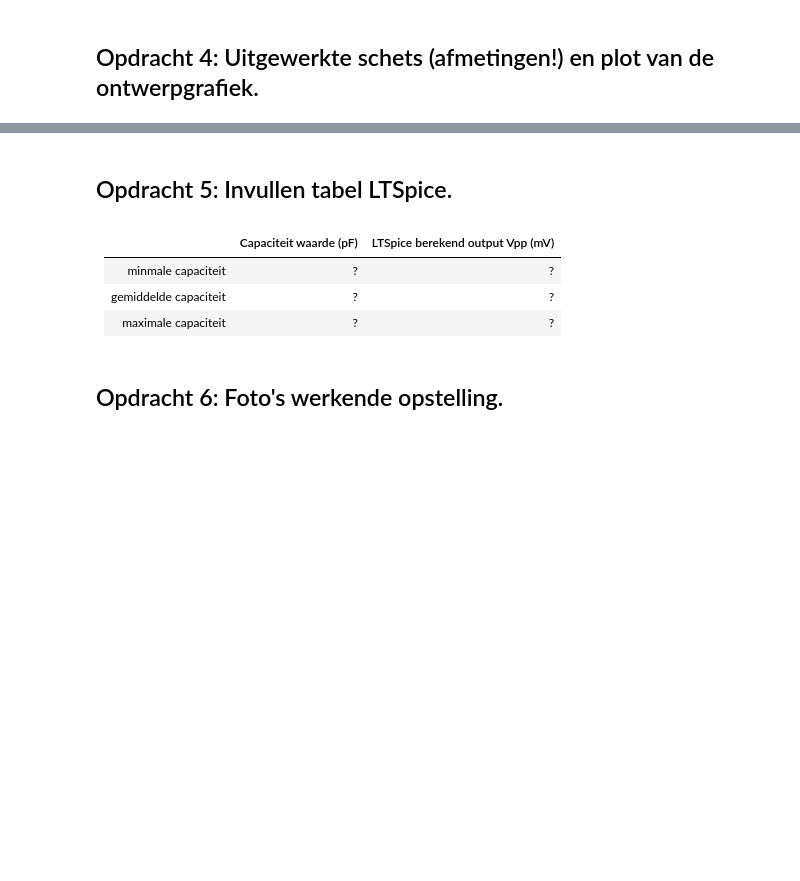
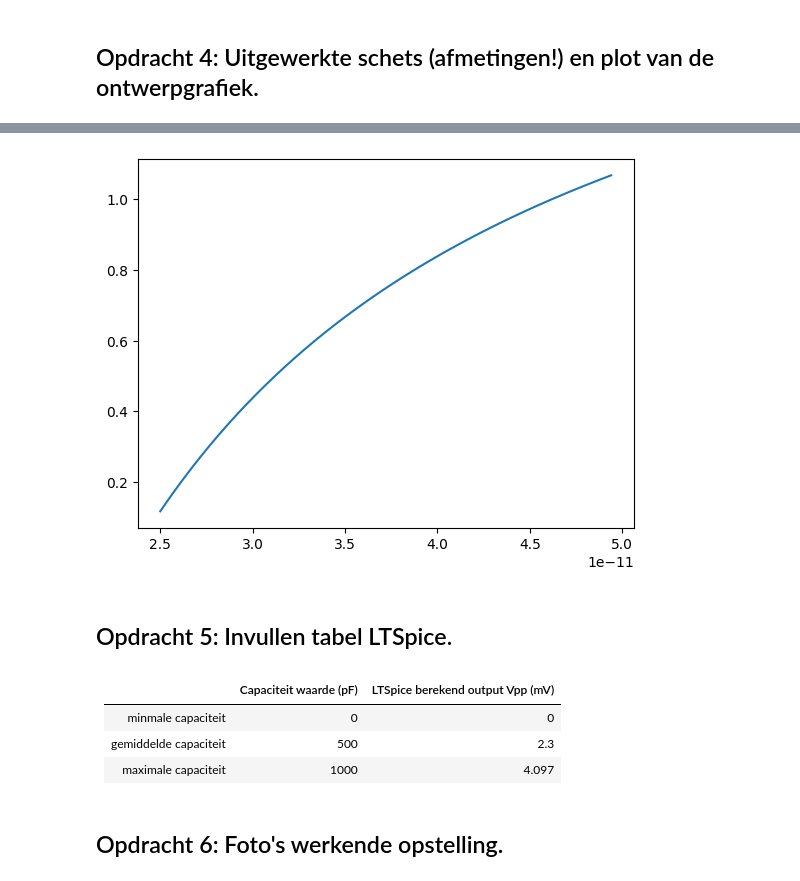
Before and after one commit to sirk3210/porkrepo, a Jupyter notebook: FysiekeOntwerpopdrachten/2OntwerpEenSensorCondensator/DEFOntwerpopdracht2OntwerpEenSensorInvulTemplate.ipynb, the cells around one changed output, grey strips where cells are left out. Saved outputs shown, nothing was run; the diff lists cells and outputs as text; code cells hidden in the pictures; blank space fills up the shorter version.

```diff
--- a/FysiekeOntwerpopdrachten/2OntwerpEenSensorCondensator/DEFOntwerpopdracht2OntwerpEenSensorInvulTemplate.ipynb
+++ b/FysiekeOntwerpopdrachten/2OntwerpEenSensorCondensator/DEFOntwerpopdracht2OntwerpEenSensorInvulTemplate.ipynb
@@ -32,11 +32,14 @@ import numpy as np
 import matplotlib.pyplot as plt
 
 epsilon0 = 8.854e-12
-epsilon_karton = 2
+epsilon_karton = 1.78
 
 def vlakkeplaat(A,d,epsilon_r):
     C = ((epsilon0*epsilon_r*A )/ d)
     return C
 
-print(vlakkeplaat(0.1**2, 0.001,epsilon_karton))
+def voltage(f, c, Vin, R):
+    return f*c*2*np.pi*Vin*R
+
+
 # Optioneel: schrijf je functie zodanig dat je arrays als input kan geven en (dus) ook arrays als output.
@@ -46,8 +47,10 @@ print(vlakkeplaat(0.1**2, 0.001,epsilon_karton))
 # Gebruik je formule om uit te rekenen wat je verwacht dat de capaciteit van jullie vlakke plaat condensatoren
 # gaat zijn.
 
-C = [functieNaam(2.0), functieNaam(4.7),functieNaam(1.2)]
+C= vlakkeplaat(0.1**2, 0.001, epsilon_karton)
+# C = [functieNaam(2.0), functieNaam(4.7),functieNaam(1.2)]
+V = voltage(10**5, 1.478618e-10, 8, 1000)
+print(V)
 
-
-print(f"Berekende capaciteit plaatcondensator groep XX is {C[0]:.1f} pF")
+print(f"Berekende capaciteit plaatcondensator groep 11 is {C:} F")
 # %% [output]
@@ -83,11 +85,54 @@ Pas deze tekst aan: Wij gaan een sensor maken die X meet.
+# %%
+# Plot hier de verwachte ontwerpgrafiek van jullie sensoren.
+
+
+# Plot hier de verwachte ontwerpgrafiek van jullie sensoren.
+import numpy as np
+import matplotlib.pyplot as plt
+from scipy.optimize import curve_fit
+
+
+epsilon0 = 8.854e-12
+
+epsilon_L = epsilon0*1.00056
+
+A = (0.1)**2
+
+epsilon_func = epsilon0*2.66
+
+# Aannames:
+# In deze benadering nemen wij aan dat de verandering in permittiviteit verwaarloosbaar is
+# Wij schatten dat de relatieve permittivitei 2.66 is
+# Wij nemen aan dat de draden geen weerstand hebben en dat er geen elektrische en/of magnetische velden van buitenaf komen.
+
+
+def d(C):
+    d = epsilon_func*A/C
+    return d
+
+# def d_a
+
+
+
+xtest1 = np.linspace(min(x),max(x),1000)
+
+
+def func(x,k):
+    return k/9.81*(0.01-epsilon_func*A/x)
+
+plt.figure()
+plt.plot(xtest1,func(xtest1,2000))
+plt.show()
+# %% [output]
+[figure, added]
 # %% [markdown]
 ## Opdracht 5: Invullen tabel LTSpice.
 # %% [markdown]
 |         | Capaciteit waarde (pF)  | LTSpice berekend output Vpp (mV)|
 |-------------|-------------:|-------------:|
-| minmale capaciteit| ? |? |
-| gemiddelde capaciteit| ? |? |
-| maximale capaciteit| ? |? |
+| minmale capaciteit| 0 |0 |
+| gemiddelde capaciteit| 500 | 2.3 |
+| maximale capaciteit| 1000 |4.097 |
 # %% [markdown]
 ## Opdracht 6: Foto's werkende opstelling.
 # %% [markdown]
```
Also changed, not shown: parts of 25 cells of this notebook, 13 other files.
